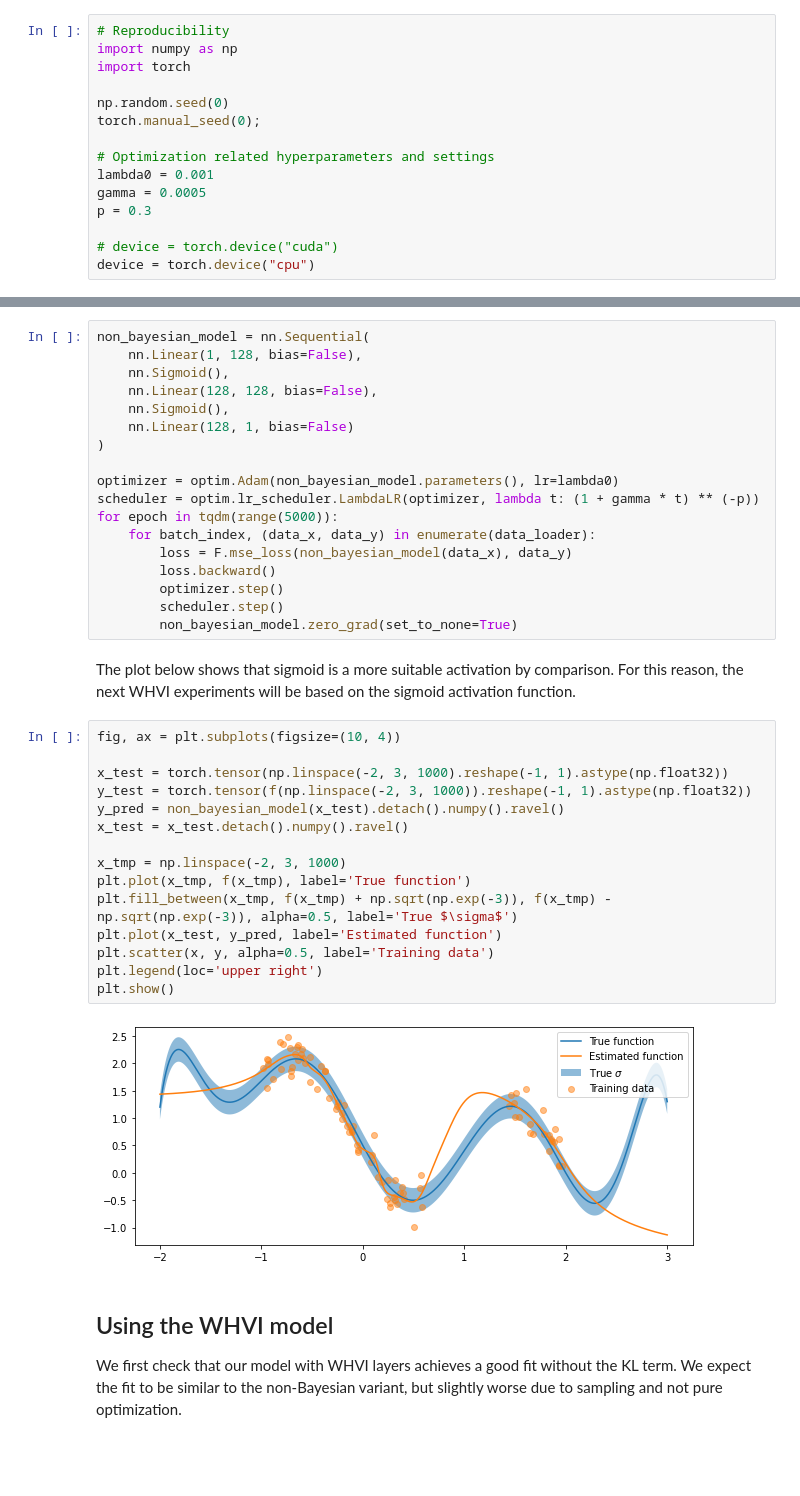
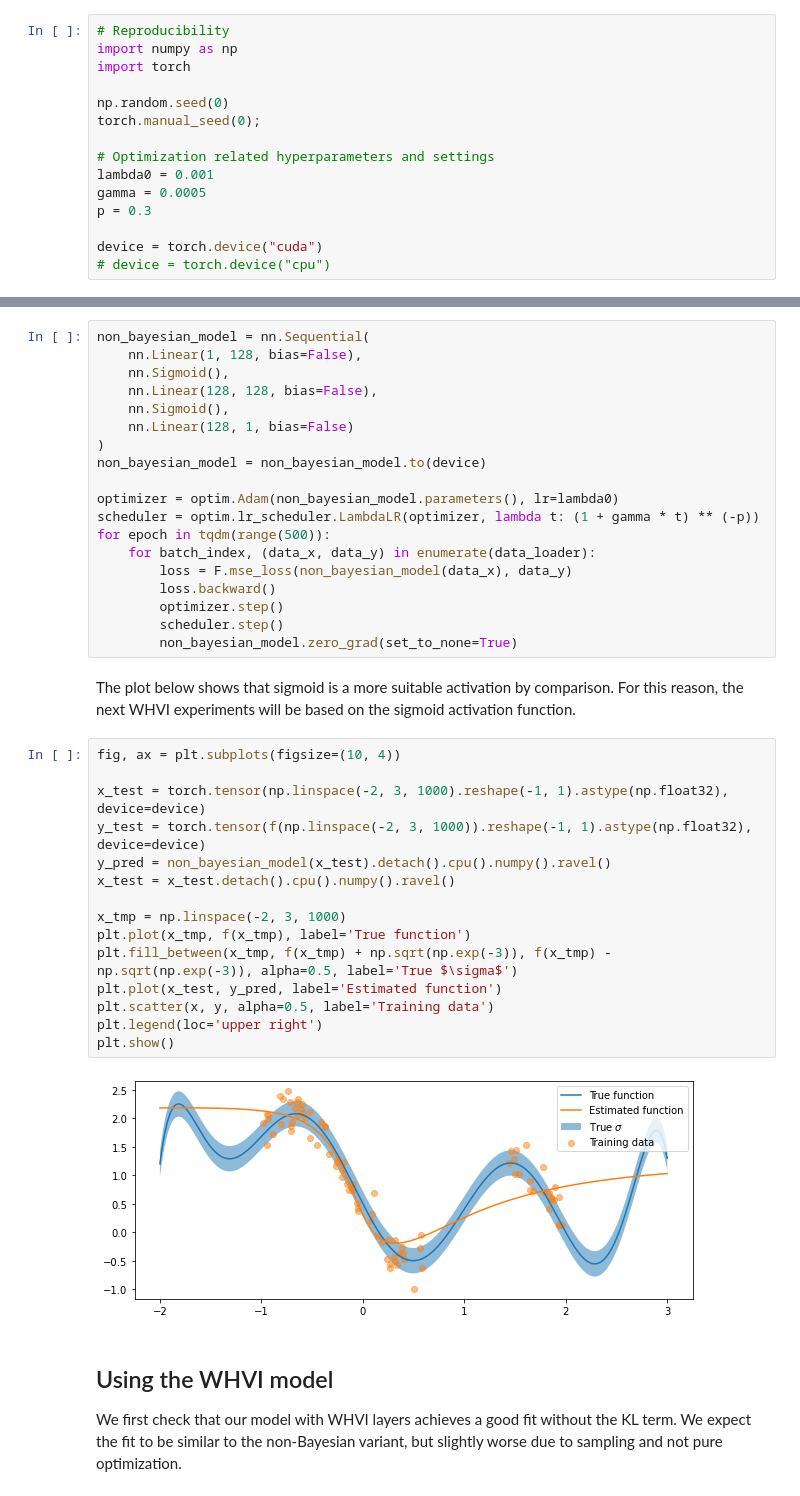
Before and after one commit to ltdung/WHVI, a Jupyter notebook: experiments/Toy example.ipynb, the cells around one changed output, grey strips where cells are left out. Cells and saved outputs as stored; diff of their text form; blank space fills up the shorter version.

```diff
--- a/experiments/Toy example.ipynb
+++ b/experiments/Toy example.ipynb
@@ -19,8 +19,8 @@ lambda0 = 0.001
 gamma = 0.0005
 p = 0.3
 
-# device = torch.device("cuda")
-device = torch.device("cpu")
+device = torch.device("cuda")
+# device = torch.device("cpu")
 # %% [markdown]
 ## Creating the synthetic dataset
 
@@ -132,10 +133,11 @@ non_bayesian_model = nn.Sequential(
     nn.Sigmoid(),
     nn.Linear(128, 1, bias=False)
 )
+non_bayesian_model = non_bayesian_model.to(device)
 
 optimizer = optim.Adam(non_bayesian_model.parameters(), lr=lambda0)
 scheduler = optim.lr_scheduler.LambdaLR(optimizer, lambda t: (1 + gamma * t) ** (-p))
-for epoch in tqdm(range(5000)):
+for epoch in tqdm(range(500)):
     for batch_index, (data_x, data_y) in enumerate(data_loader):
         loss = F.mse_loss(non_bayesian_model(data_x), data_y)
         loss.backward()
@@ -147,20 +149,20 @@ The plot below shows that sigmoid is a more suitable activation by comparison. F
 # %%
 fig, ax = plt.subplots(figsize=(10, 4))
 
-x_test = torch.tensor(np.linspace(-2, 3, 1000).reshape(-1, 1).astype(np.float32))
-y_test = torch.tensor(f(np.linspace(-2, 3, 1000)).reshape(-1, 1).astype(np.float32))
-y_pred = non_bayesian_model(x_test).detach().numpy().ravel()
-x_test = x_test.detach().numpy().ravel()
+x_test = torch.tensor(np.linspace(-2, 3, 1000).reshape(-1, 1).astype(np.float32), device=device)
+y_test = torch.tensor(f(np.linspace(-2, 3, 1000)).reshape(-1, 1).astype(np.float32), device=device)
+y_pred = non_bayesian_model(x_test).detach().cpu().numpy().ravel()
+x_test = x_test.detach().cpu().numpy().ravel()
 
 x_tmp = np.linspace(-2, 3, 1000)
 plt.plot(x_tmp, f(x_tmp), label='True function')
 plt.fill_between(x_tmp, f(x_tmp) + np.sqrt(np.exp(-3)), f(x_tmp) - np.sqrt(np.exp(-3)), alpha=0.5, label='True $\sigma$')
 plt.plot(x_test, y_pred, label='Estimated function')
 plt.scatter(x, y, alpha=0.5, label='Training data')
 plt.legend(loc='upper right')
 plt.show()
 # %% [output]
-[figure, old version]
+[figure, new version]
 # %% [markdown]
 ## Using the WHVI model
 
```
Also changed, not shown: parts of 9 cells of this notebook, 1 other file.
